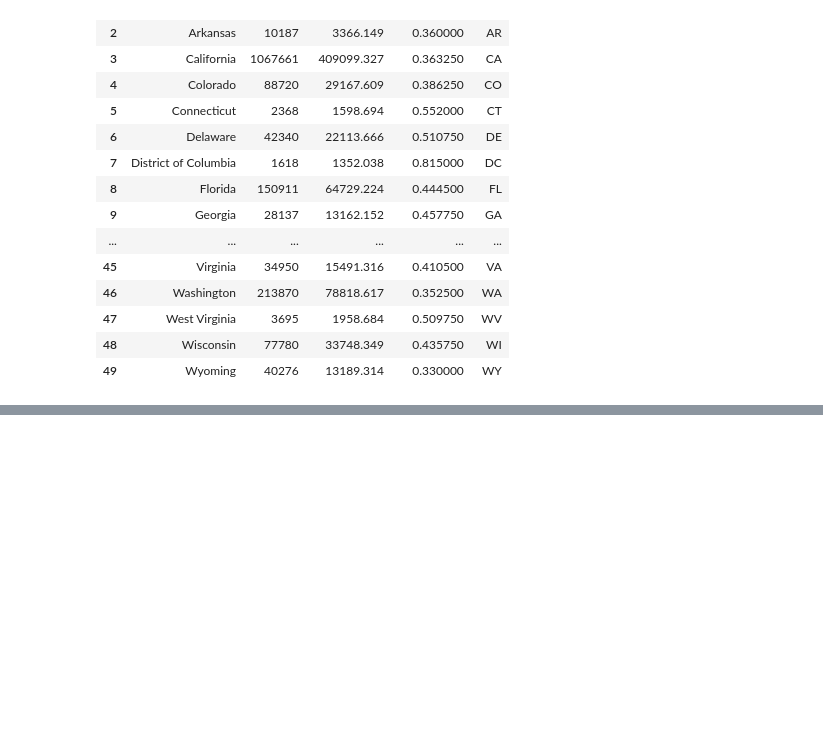
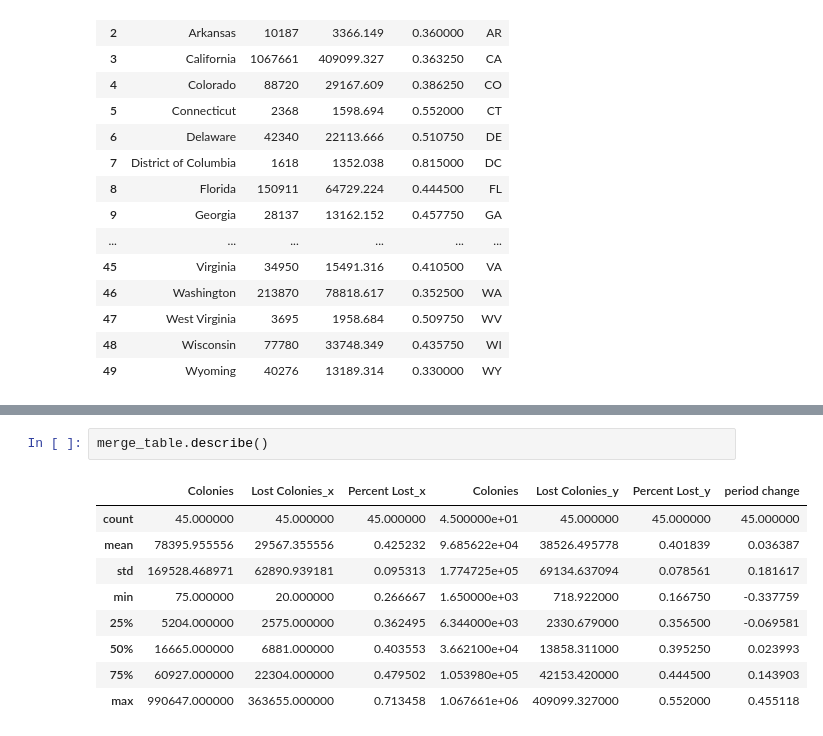
Before and after one commit to Romainedavid92/SMU-Project1-Group5, a Jupyter notebook: bees_2.ipynb, the cells around one changed output, grey strips where cells are left out. Saved outputs shown, nothing was run; the diff lists cells and outputs as text; blank space fills up the shorter version.

```diff
--- a/bees_2.ipynb
+++ b/bees_2.ipynb
@@ -358,0 +397,12 @@ fig.show()
+# %%
+merge_table.describe()
+# %% [output]
+|  | Colonies | Lost Colonies_x | Percent Lost_x | Colonies | Lost Colonies_y | Percent Lost_y | period change |
+| count | 45.000000 | 45.000000 | 45.000000 | 4.500000e+01 | 45.000000 | 45.000000 | 45.000000 |
+| mean | 78395.955556 | 29567.355556 | 0.425232 | 9.685622e+04 | 38526.495778 | 0.401839 | 0.036387 |
+| std | 169528.468971 | 62890.939181 | 0.095313 | 1.774725e+05 | 69134.637094 | 0.078561 | 0.181617 |
+| min | 75.000000 | 20.000000 | 0.266667 | 1.650000e+03 | 718.922000 | 0.166750 | -0.337759 |
+| 25% | 5204.000000 | 2575.000000 | 0.362495 | 6.344000e+03 | 2330.679000 | 0.356500 | -0.069581 |
+| 50% | 16665.000000 | 6881.000000 | 0.403553 | 3.662100e+04 | 13858.311000 | 0.395250 | 0.023993 |
+| 75% | 60927.000000 | 22304.000000 | 0.479502 | 1.053980e+05 | 42153.420000 | 0.444500 | 0.143903 |
+| max | 990647.000000 | 363655.000000 | 0.713458 | 1.067661e+06 | 409099.327000 | 0.552000 | 0.455118 |
```
Also changed, not shown: parts of 6 cells of this notebook, 2 other files.
